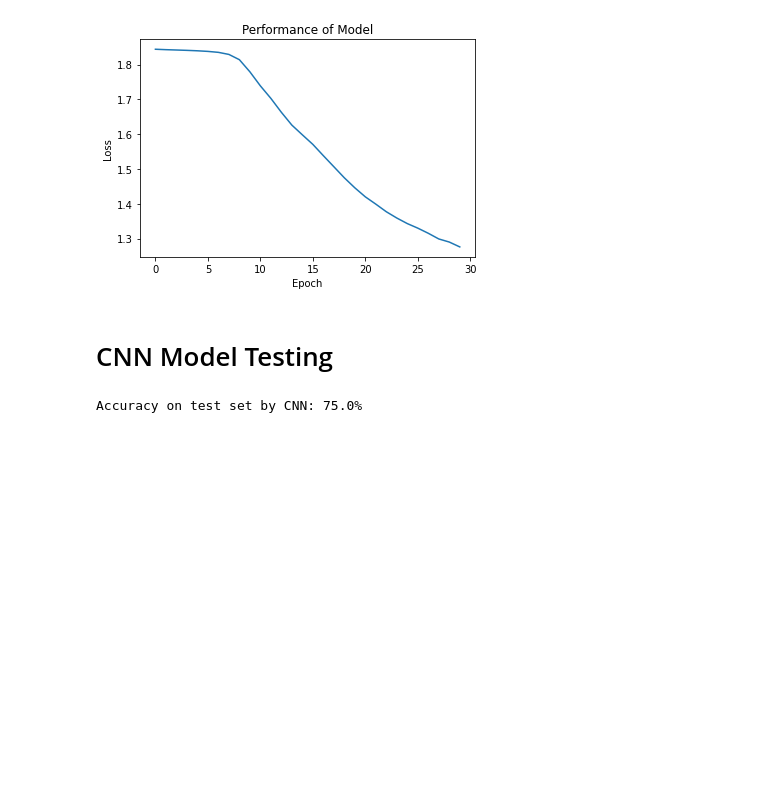
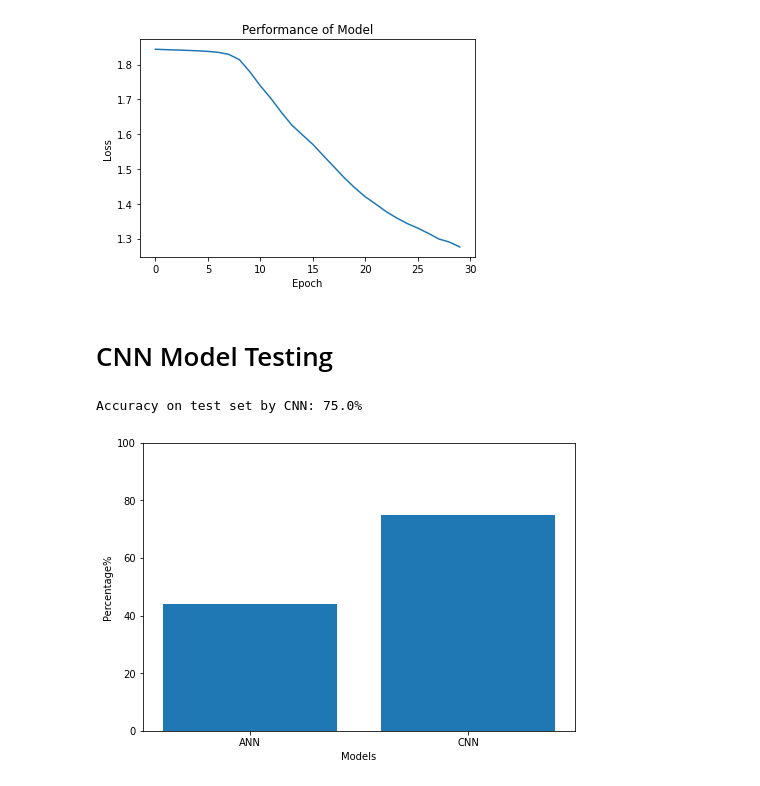
Before and after one commit to faisalm14/702-Coursework, a Jupyter notebook: INM_702_Task_4.ipynb, the cells around one changed output. Cells and saved outputs as stored; diff of their text form; code cells hidden in the pictures; blank space fills up the shorter version.

Commit message:
comparing model accuracy and model cleaning

```diff
--- a/INM_702_Task_4.ipynb
+++ b/INM_702_Task_4.ipynb
@@ -154,14 +154,14 @@ for i in range(epochs):
 
 
     for batch_iter, (X_train, y_train) in enumerate(train_loader):
-      batch_iter +=1
+      batch_iter = batch_iter + 1
 
       y_pred = ann(X_train.view(100, -1))
       loss = cal_loss(y_pred, y_train)
 
       predicted = torch.max(y_pred.data, 1)[1]
       batch_corr = (predicted == y_train).sum()
-      trn_corr += batch_corr
+      trn_corr = trn_corr + batch_corr
 
 
       optimizer.zero_grad()
@@ -183,7 +183,7 @@ for i in range(epochs):
         y_val = ann(X_test.view(500, -1))
 
         predicted = torch.max(y_val.data, 1)[1]
-        tst_corr += (predicted == y_test).sum()
+        tst_corr = tst_corr + (predicted == y_test).sum()
 
     loss = cal_loss(y_val,y_test)
     loss_test.append(loss)
@@ -360,3 +360,17 @@ accuracy_cnn = 100 * np.sum(class_correct) / np.sum(class_total)
 print(f'\nAccuracy on test set by CNN: {accuracy_cnn}%')
 # %% [output]
 Accuracy on test set by CNN: 75.0%
+# %%
+# comparing accuracies of both the models
+import matplotlib.pyplot as plt
+fig = plt.figure()
+ax = fig.add_axes([0,0,1,1])
+ax.set_ylabel('Percentage%')
+ax.set_xlabel('Models')
+model_name = ['ANN', 'CNN']
+accu = [accuracy_ann, accuracy_cnn]
+ax.bar(model_name,accu)
+plt.ylim(0,100)
+plt.show()
+# %% [output]
+[figure, added]
```
Also changed, not shown: parts of 1 cell of this notebook.
